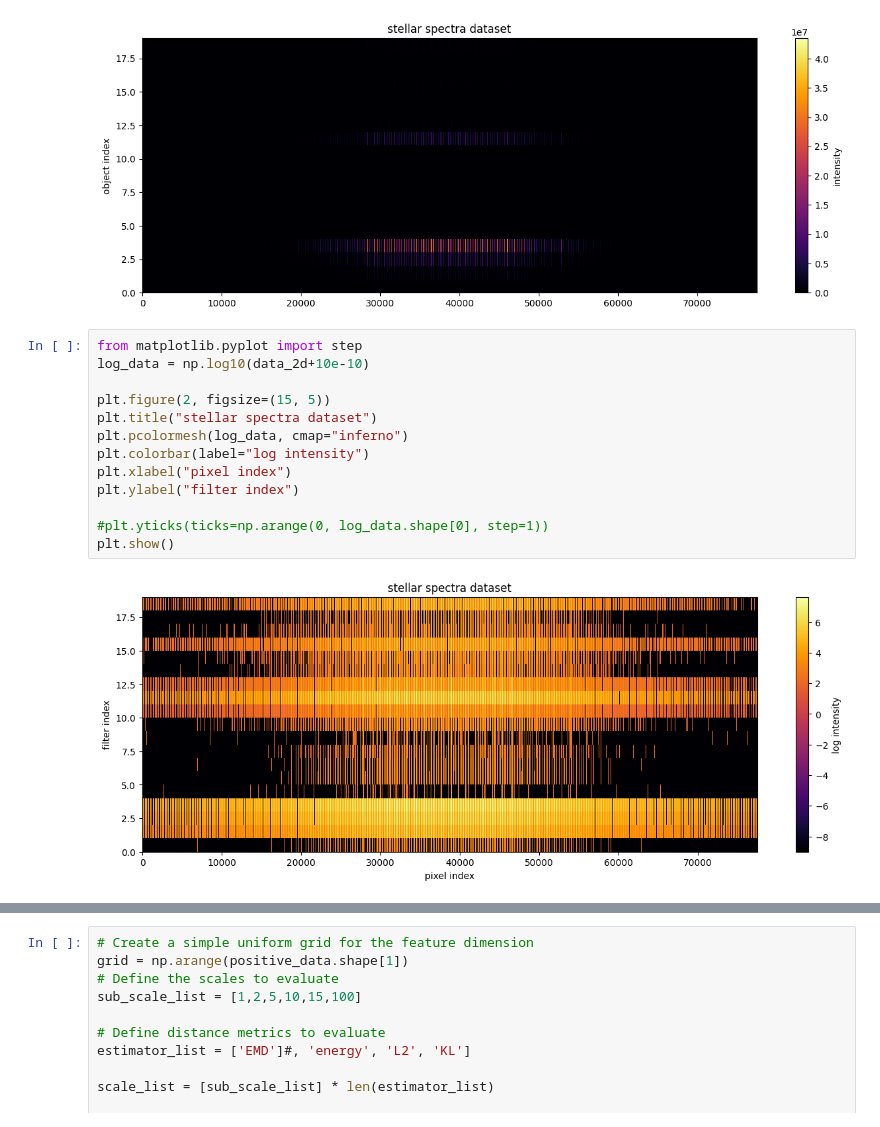
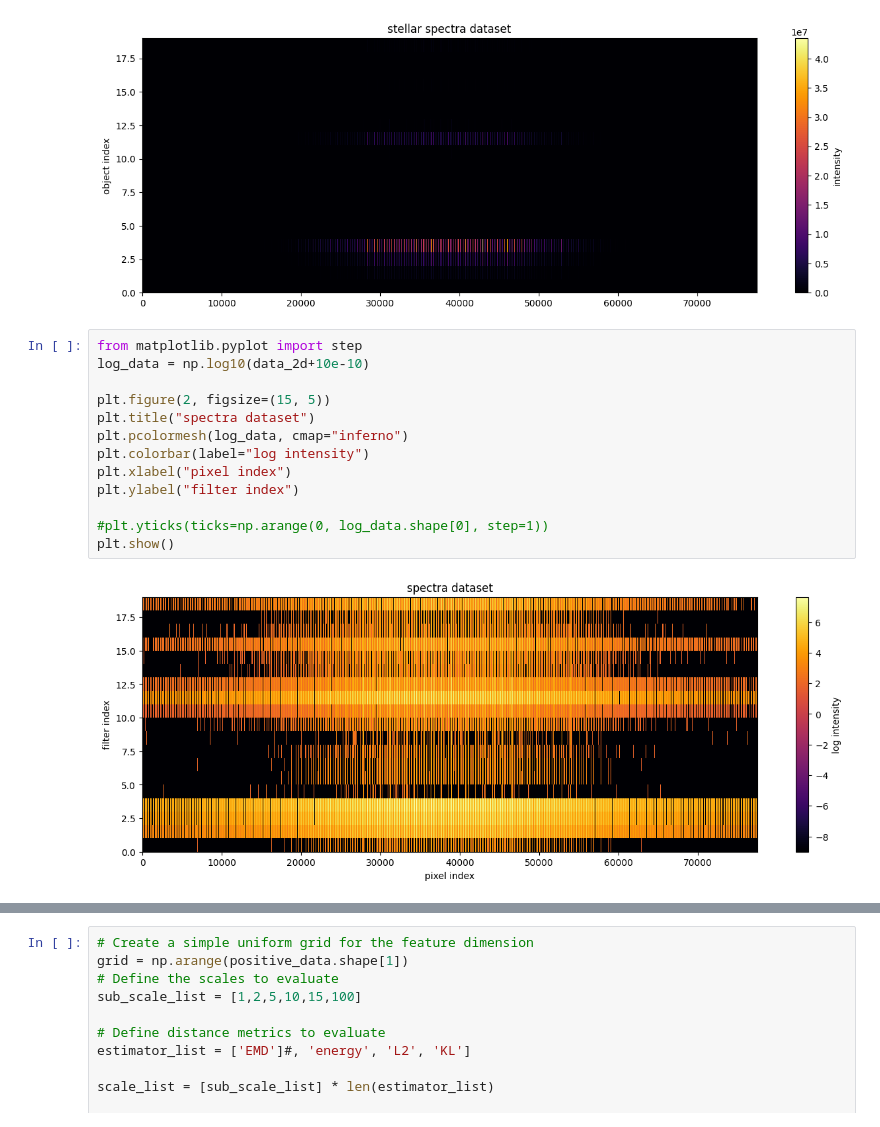
Before and after one commit to dim-papach/sequencer_project, a Jupyter notebook: sequencer_spectra.ipynb, the cells around one changed output, grey strips where cells are left out. Cells and saved outputs as stored; diff of their text form.

Commit message:
fixed titles

```diff
--- a/sequencer_spectra.ipynb
+++ b/sequencer_spectra.ipynb
@@ -61,18 +61,18 @@ Text(0, 0.5, 'object index')
 # %%
 from matplotlib.pyplot import step
 log_data = np.log10(data_2d+10e-10)
 
 plt.figure(2, figsize=(15, 5))
-plt.title("stellar spectra dataset")
+plt.title("spectra dataset")
 plt.pcolormesh(log_data, cmap="inferno")
 plt.colorbar(label="log intensity")
 plt.xlabel("pixel index")
 plt.ylabel("filter index")
 
 #plt.yticks(ticks=np.arange(0, log_data.shape[0], step=1))
 plt.show()
 # %% [output]
-[figure, old version]
+[figure, new version]
 # %%
 # Add an offset to ensure all values are strictly positive, as required by Sequencer
 min_val = np.min(log_data)
```
Also changed, not shown: parts of 1 cell of this notebook.
